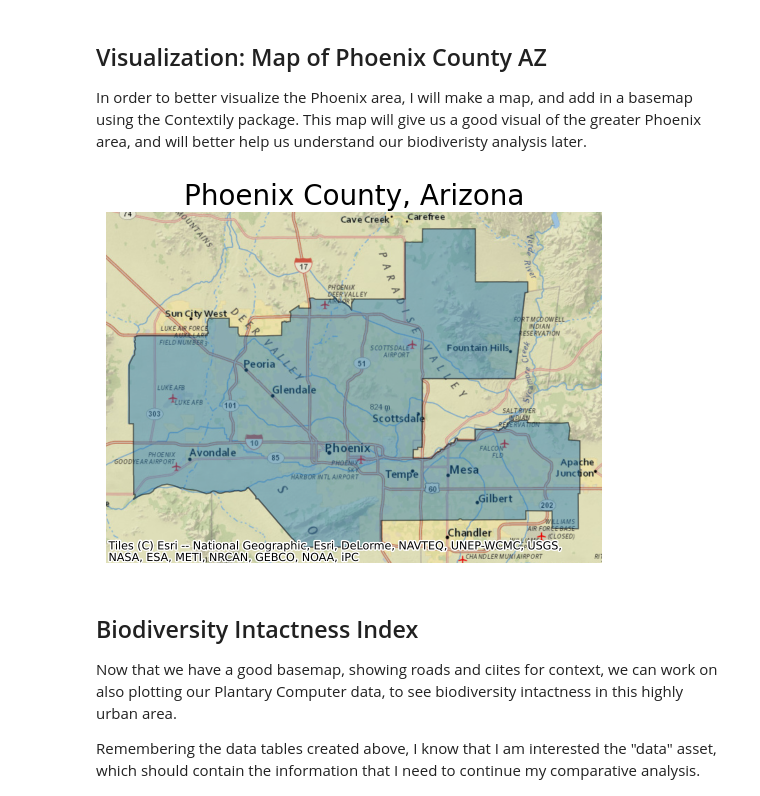
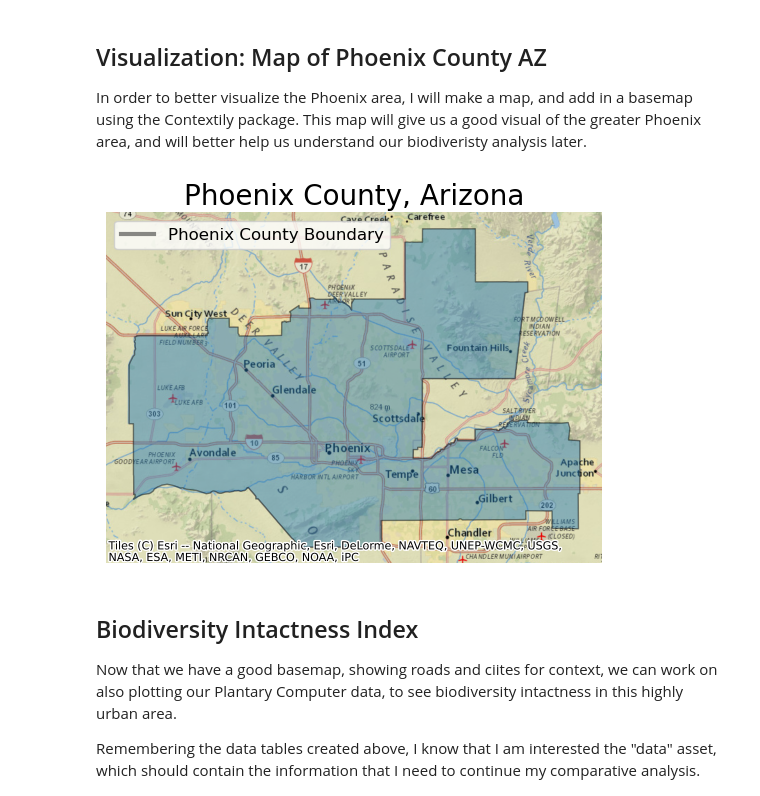
Before and after one commit to jorb1/BII_analysis_phoenix, a Jupyter notebook: BII_analysis.ipynb, the cells around one changed output. Drawn from its saved outputs; the diff is of its cells as text; code cells hidden in the pictures.

```diff
--- a/BII_analysis.ipynb
+++ b/BII_analysis.ipynb
@@ -188,21 +192,27 @@ Image(url=phx_2017.assets['rendered_preview'].href, width=500)
 
 In order to better visualize the Phoenix area, I will make a map, and add in a basemap using the Contextily package. This map will give us a good visual of the greater Phoenix area, and will better help us understand our biodiveristy analysis later.
 # %%
-# set up figure
+# Set up the figure
 fig, ax = plt.subplots()
 
-# create axis with plot
-(phoenix.to_crs(epsg=3857)
-      .plot(ax=ax, figsize=(11, 10), alpha=0.45, edgecolor="k"))
+# Create the axis with plot
+phoenix_merc = phoenix.to_crs(epsg=3857)
+phoenix_merc.plot(ax=ax, figsize=(11, 10), alpha=0.45, edgecolor="k", label="Phoenix Boundary")
 
-# add NatGeo basemap from contextily
+# Add NatGeo basemap from contextily
 ctx.add_basemap(ax=ax, source=ctx.providers.Esri.NatGeoWorldMap)
 
-# update axes
-ax.set_title("Phoenix County, Arizona", fontdict= {"fontsize": "20"})
+# Add legend
+legend_elements = [Line2D([0], [0], color='k', alpha=0.45, lw=3, label='Phoenix County Boundary')]
+ax.legend(handles=legend_elements, loc="upper left", fontsize=12)
+
+# Update axes
+ax.set_title("Phoenix County, Arizona", fontdict={"fontsize": 20})
 ax.set_axis_off()
+
+plt.show()
 # %% [output]
-[figure, old version]
+[figure, new version]
 # %% [markdown]
 ## Biodiversity Intactness Index
 
```
Also changed, not shown: parts of 6 cells of this notebook, 1 other file.
